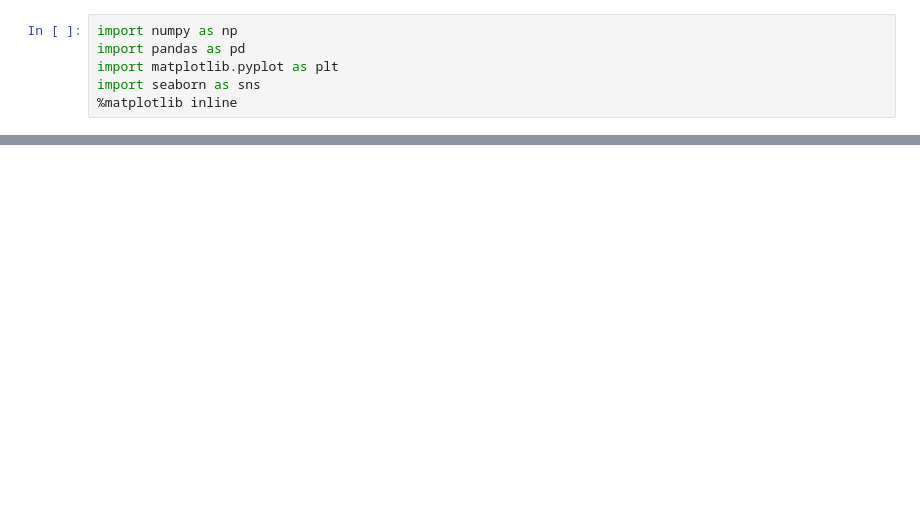
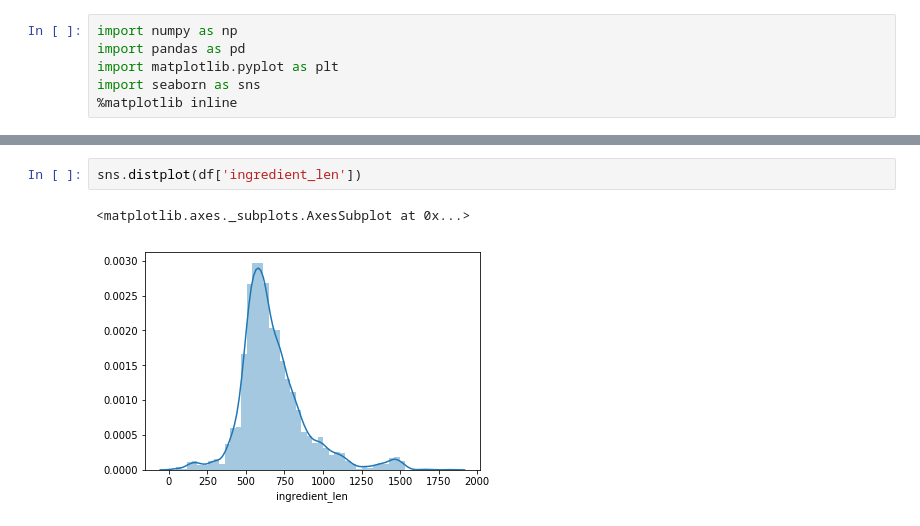
Before and after one commit to oscarigglez/python-toys, a Jupyter notebook: web-scraping/catfood/catfood/spiders/catfood.ipynb, the cells around one changed output, grey strips where cells are left out. Cells and saved outputs as stored; diff of their text form; blank space fills up the shorter version.

```diff
--- a/web-scraping/catfood/catfood/spiders/catfood.ipynb
+++ b/web-scraping/catfood/catfood/spiders/catfood.ipynb
@@ -49,0 +119,5 @@ memory usage: 3.2+ KB
+# %%
+sns.distplot(df['ingredient_len'])
+# %% [output]
+<matplotlib.axes._subplots.AxesSubplot at 0x...>
+[figure, added]
```
Also changed, not shown: parts of 26 cells of this notebook.
